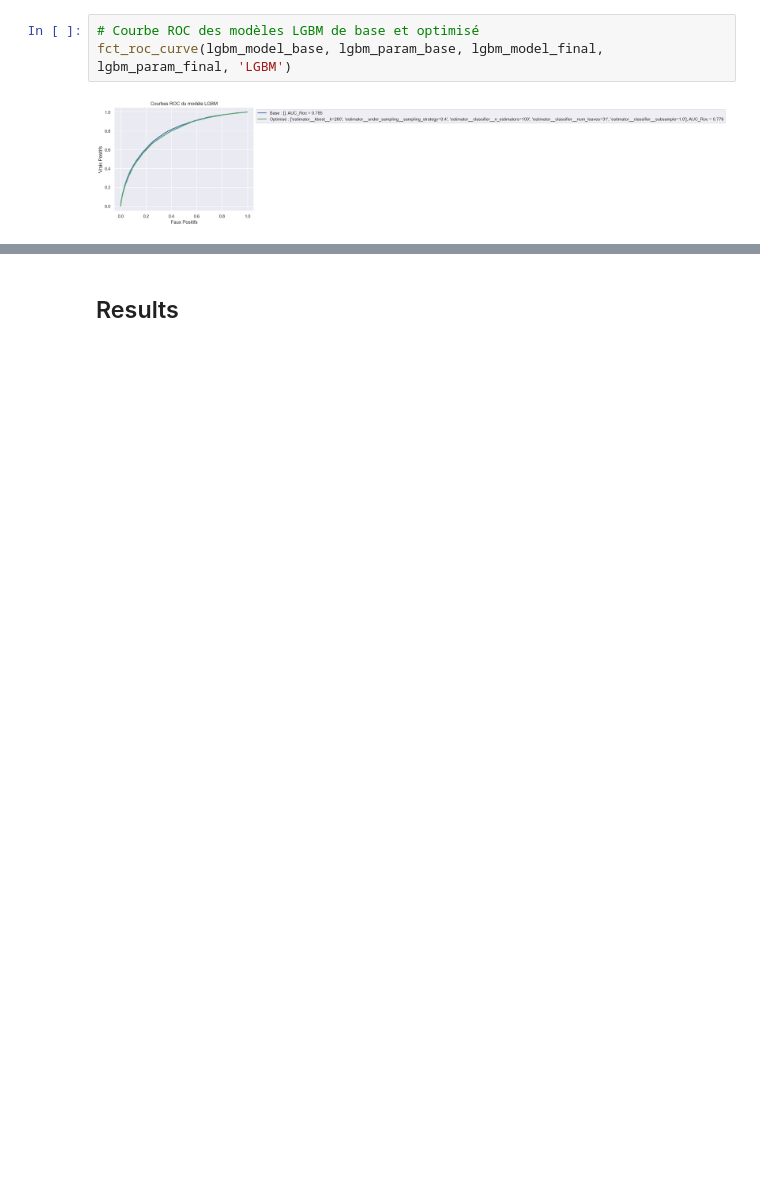
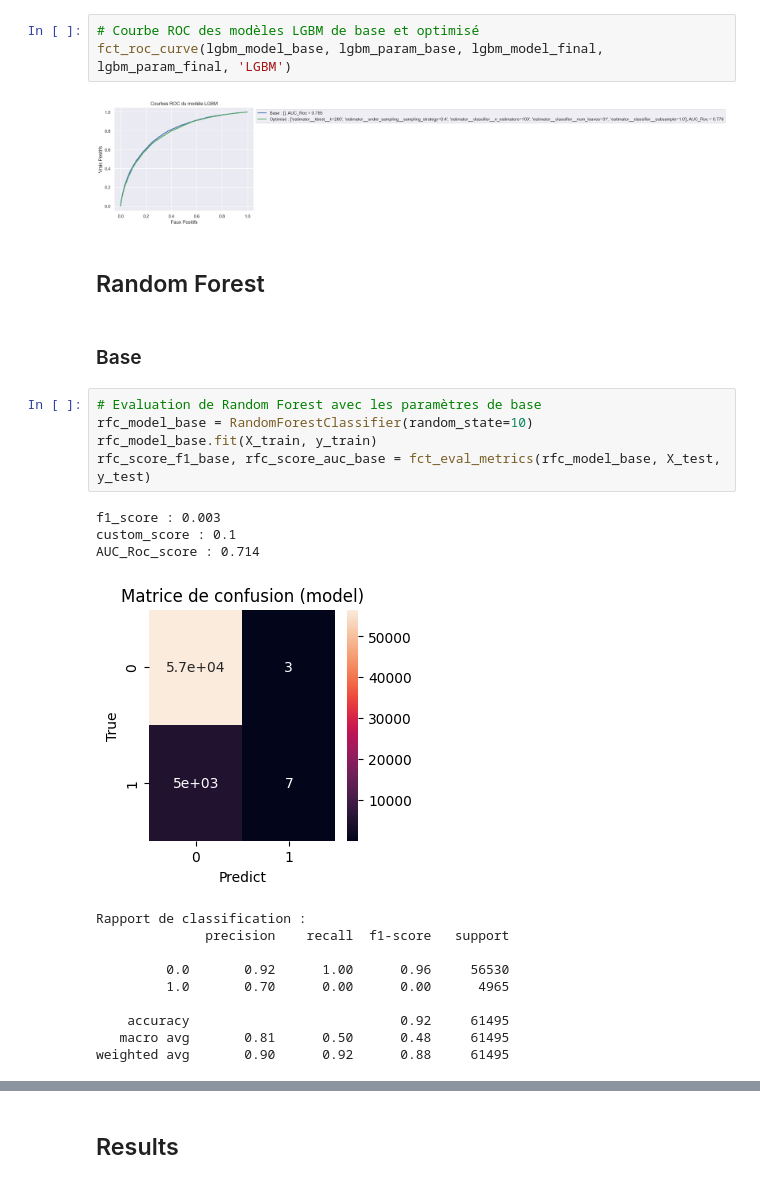
Before and after one commit to ffinky/P7_credit_risk, a Jupyter notebook: Finkenberg_Fabrice_2_Notebook_Model_022023.ipynb, the cells around one changed output, grey strips where cells are left out. Saved outputs shown, nothing was run; the diff lists cells and outputs as text; blank space fills up the shorter version.

```diff
--- a/Finkenberg_Fabrice_2_Notebook_Model_022023.ipynb
+++ b/Finkenberg_Fabrice_2_Notebook_Model_022023.ipynb
@@ -4222,3 +4238,26 @@ Seuil de classification : 0.45
 fct_roc_curve(lgbm_model_base, lgbm_param_base, lgbm_model_final, lgbm_param_final, 'LGBM')
 # %% [output]
 [figure]
+# %% [markdown]
+## Random Forest
+# %% [markdown]
+### Base
+# %%
+# Evaluation de Random Forest avec les paramètres de base
+rfc_model_base = RandomForestClassifier(random_state=10)
+rfc_model_base.fit(X_train, y_train)
+rfc_score_f1_base, rfc_score_auc_base = fct_eval_metrics(rfc_model_base, X_test, y_test)
+# %% [output]
+f1_score : 0.003
+custom_score : 0.1
+AUC_Roc_score : 0.714
+[figure, added]
+Rapport de classification :
+              precision    recall  f1-score   support
+
+         0.0       0.92      1.00      0.96     56530
+         1.0       0.70      0.00      0.00      4965
+
+    accuracy                           0.92     61495
+   macro avg       0.81      0.50      0.48     61495
+weighted avg       0.90      0.92      0.88     61495
```
Also changed, not shown: parts of 33 cells of this notebook.
